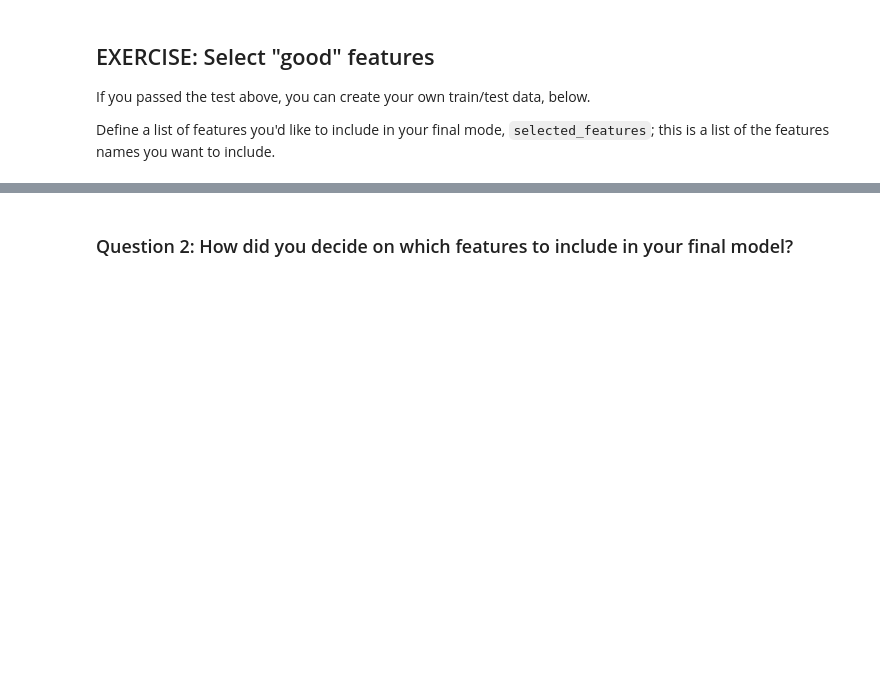
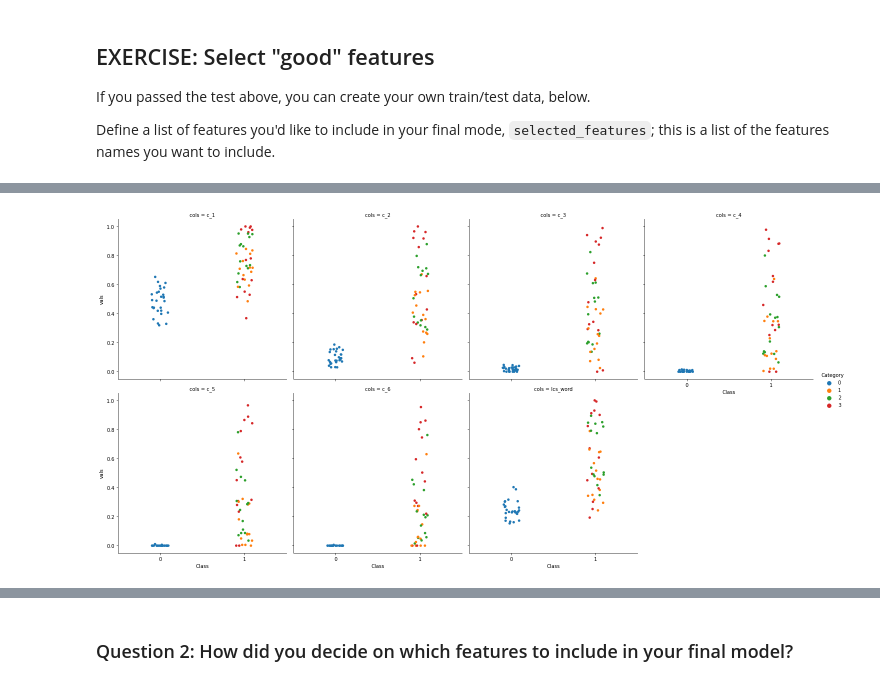
Before and after one commit to adelmofilho/UdacityPlagiarismDetection, a Jupyter notebook: 2_Plagiarism_Feature_Engineering.ipynb, the cells around one changed output, grey strips where cells are left out. Cells and saved outputs as stored; diff of their text form; code cells hidden in the pictures; blank space fills up the shorter version.

```diff
--- a/2_Plagiarism_Feature_Engineering.ipynb
+++ b/2_Plagiarism_Feature_Engineering.ipynb
@@ -933,0 +910,4 @@ g = (g.map(sns.kdeplot, "vals"))
+# %%
+boxp = sns.catplot(data=df, x='Class', y='vals', hue="Category", col='cols', kind='strip', col_wrap=4)
+# %% [output]
+[figure, added]
```
Also changed, not shown: parts of 21 cells of this notebook, 2 other files.
